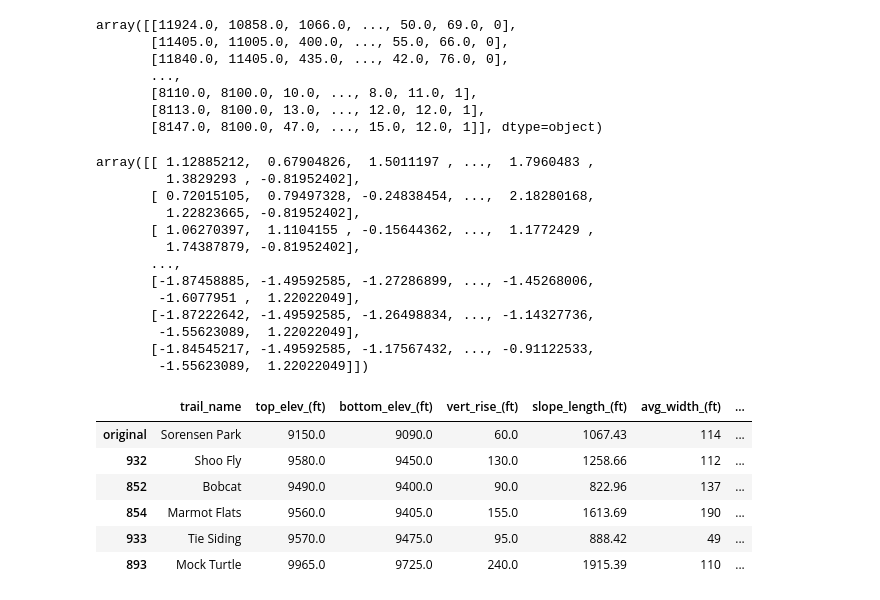
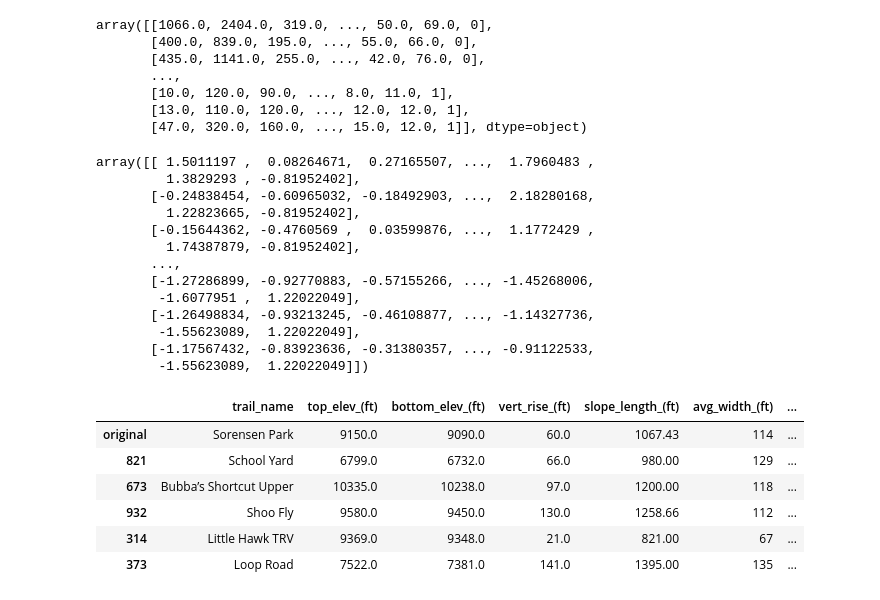
Before and after one commit to kfarbman/ski-recommender, a Jupyter notebook: cosine_sims.ipynb, the cells around one changed output. Saved outputs shown, nothing was run; the diff lists cells and outputs as text; code cells hidden in the pictures.

```diff
--- a/cosine_sims.ipynb
+++ b/cosine_sims.ipynb
@@ -11,8 +11,9 @@ pkl_file = open('df.pkl', 'rb')
 df = pickle.load(pkl_file)
 pkl_file.close()
 # %%
-features = ['top_elev_(ft)',
-            'bottom_elev_(ft)',
+features = [
+#             'top_elev_(ft)',
+#             'bottom_elev_(ft)',
             'vert_rise_(ft)',
             'slope_length_(ft)',
             'avg_width_(ft)',
@@ -25,13 +26,13 @@ X = df[features].values
 # %%
 X
 # %% [output]
-array([[11924.0, 10858.0, 1066.0, ..., 50.0, 69.0, 0],
-       [11405.0, 11005.0, 400.0, ..., 55.0, 66.0, 0],
-       [11840.0, 11405.0, 435.0, ..., 42.0, 76.0, 0],
+array([[1066.0, 2404.0, 319.0, ..., 50.0, 69.0, 0],
+       [400.0, 839.0, 195.0, ..., 55.0, 66.0, 0],
+       [435.0, 1141.0, 255.0, ..., 42.0, 76.0, 0],
        ...,
-       [8110.0, 8100.0, 10.0, ..., 8.0, 11.0, 1],
-       [8113.0, 8100.0, 13.0, ..., 12.0, 12.0, 1],
-       [8147.0, 8100.0, 47.0, ..., 15.0, 12.0, 1]], dtype=object)
+       [10.0, 120.0, 90.0, ..., 8.0, 11.0, 1],
+       [13.0, 110.0, 120.0, ..., 12.0, 12.0, 1],
+       [47.0, 320.0, 160.0, ..., 15.0, 12.0, 1]], dtype=object)
 # %%
 def cos_sim_recommendations_resort(trail_name, resort_name, X, n=5, resort=None):
     index = df.index[(df['trail_name'] == trail_name) & (df['resort'] == resort_name)][0]
@@ -51,29 +52,29 @@ X_trans = ss.fit_transform(X)
 # %%
 X_trans
 # %% [output]
-array([[ 1.12885212,  0.67904826,  1.5011197 , ...,  1.7960483 ,
+array([[ 1.5011197 ,  0.08264671,  0.27165507, ...,  1.7960483 ,
          1.3829293 , -0.81952402],
-       [ 0.72015105,  0.79497328, -0.24838454, ...,  2.18280168,
+       [-0.24838454, -0.60965032, -0.18492903, ...,  2.18280168,
          1.22823665, -0.81952402],
-       [ 1.06270397,  1.1104155 , -0.15644362, ...,  1.1772429 ,
+       [-0.15644362, -0.4760569 ,  0.03599876, ...,  1.1772429 ,
          1.74387879, -0.81952402],
        ...,
-       [-1.87458885, -1.49592585, -1.27286899, ..., -1.45268006,
+       [-1.27286899, -0.92770883, -0.57155266, ..., -1.45268006,
         -1.6077951 ,  1.22022049],
-       [-1.87222642, -1.49592585, -1.26498834, ..., -1.14327736,
+       [-1.26498834, -0.93213245, -0.46108877, ..., -1.14327736,
         -1.55623089,  1.22022049],
-       [-1.84545217, -1.49592585, -1.17567432, ..., -0.91122533,
+       [-1.17567432, -0.83923636, -0.31380357, ..., -0.91122533,
         -1.55623089,  1.22022049]])
 # %%
-cos_sim_recommendations_resort('Sorensen Park','Winter Park',X_trans,n=5,resort='Winter Park')
+cos_sim_recommendations_resort('Sorensen Park','Winter Park',X_trans,n=5)
 # %% [output]
 |  | trail_name | top_elev_(ft) | bottom_elev_(ft) | vert_rise_(ft) | slope_length_(ft) | avg_width_(ft) | ... |
 | original | Sorensen Park | 9150.0 | 9090.0 | 60.0 | 1067.43 | 114 | ... |
+| 821 | School Yard | 6799.0 | 6732.0 | 66.0 | 980.00 | 129 | ... |
+| 673 | Bubba’s Shortcut Upper | 10335.0 | 10238.0 | 97.0 | 1200.00 | 118 | ... |
 | 932 | Shoo Fly | 9580.0 | 9450.0 | 130.0 | 1258.66 | 112 | ... |
-| 852 | Bobcat | 9490.0 | 9400.0 | 90.0 | 822.96 | 137 | ... |
-| 854 | Marmot Flats | 9560.0 | 9405.0 | 155.0 | 1613.69 | 190 | ... |
-| 933 | Tie Siding | 9570.0 | 9475.0 | 95.0 | 888.42 | 49 | ... |
-| 893 | Mock Turtle | 9965.0 | 9725.0 | 240.0 | 1915.39 | 110 | ... |
+| 314 | Little Hawk TRV | 9369.0 | 9348.0 | 21.0 | 821.00 | 67 | ... |
+| 373 | Loop Road | 7522.0 | 7381.0 | 141.0 | 1395.00 | 135 | ... |
 # %%
 sub_df = df[df['resort'] == 'Winter Park']
 # %%
```
Also changed, not shown: parts of 4 cells of this notebook, 3 other files.
